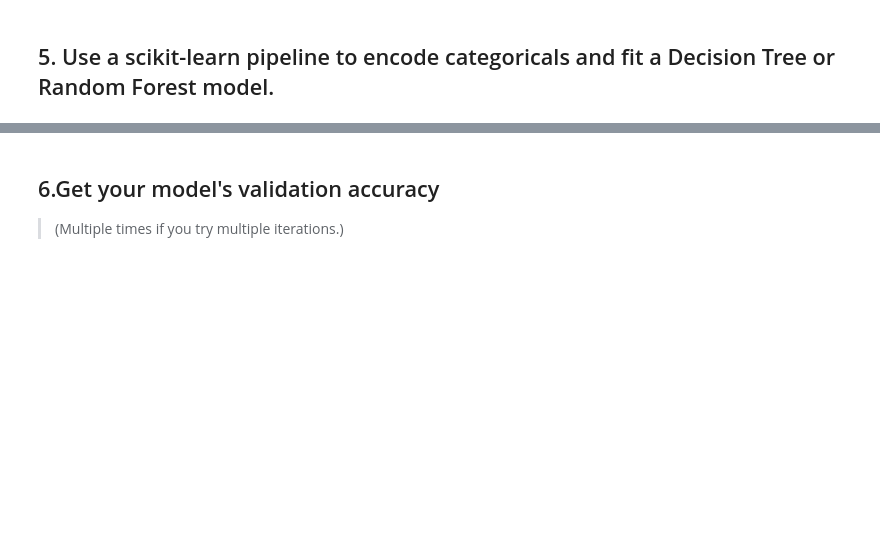
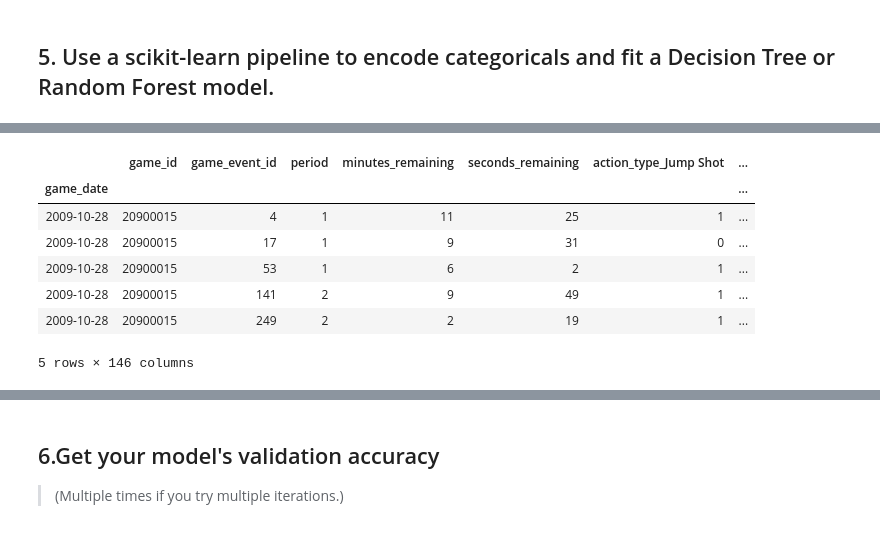
Before and after one commit to filchyboy/DS-Unit-2-Kaggle-Challenge, a Jupyter notebook: DS_Sprint_Challenge_6.ipynb, the cells around one changed output, grey strips where cells are left out. Cells and saved outputs as stored; diff of their text form; code cells hidden in the pictures; blank space fills up the shorter version.

```diff
--- a/DS_Sprint_Challenge_6.ipynb
+++ b/DS_Sprint_Challenge_6.ipynb
@@ -175,7 +174,7 @@ I could create a dictionary to engineer a feature using english names for the te
 >- **Train/validate/test split: random 80/20%** train/validate split.
 >- **Cross-validation** with independent test set. You may use any scikit-learn cross-validation method.
 # %%
-mask_train = (df['game_date'] > pd.to_datetime('2009-10-01')) & (df['game_date'] <= pd.to_datetime('2017-06-30'))
-train = df.loc[mask_train]
-mask_val = (df['game_date'] > pd.to_datetime('2017-10-01')) & (df['game_date'] <= pd.to_datetime('2018-06-30'))
-val = df.loc[mask_val]
+#mask_train = (df['game_date'] > pd.to_datetime('2009-10-01')) & (df['game_date'] <= pd.to_datetime('2017-06-30'))
+#train = df.loc[mask_train]
+#mask_val = (df['game_date'] > pd.to_datetime('2017-10-01')) & (df['game_date'] <= pd.to_datetime('2018-06-30'))
+#val = df.loc[mask_val]
@@ -232,0 +255,11 @@ features.shape, X_train.shape, y_train.shape, X_val.shape, y_val.shape, X_test.s
+# %%
+X_train.head()
+# %% [output]
+|  | game_id | game_event_id | period | minutes_remaining | seconds_remaining | action_type_Jump Shot | ... |
+| game_date |  |  |  |  |  |  | ... |
+| 2009-10-28 | 20900015 | 4 | 1 | 11 | 25 | 1 | ... |
+| 2009-10-28 | 20900015 | 17 | 1 | 9 | 31 | 0 | ... |
+| 2009-10-28 | 20900015 | 53 | 1 | 6 | 2 | 1 | ... |
+| 2009-10-28 | 20900015 | 141 | 2 | 9 | 49 | 1 | ... |
+| 2009-10-28 | 20900015 | 249 | 2 | 2 | 19 | 1 | ... |
+5 rows × 146 columns
```
Also changed, not shown: parts of 30 cells of this notebook.
